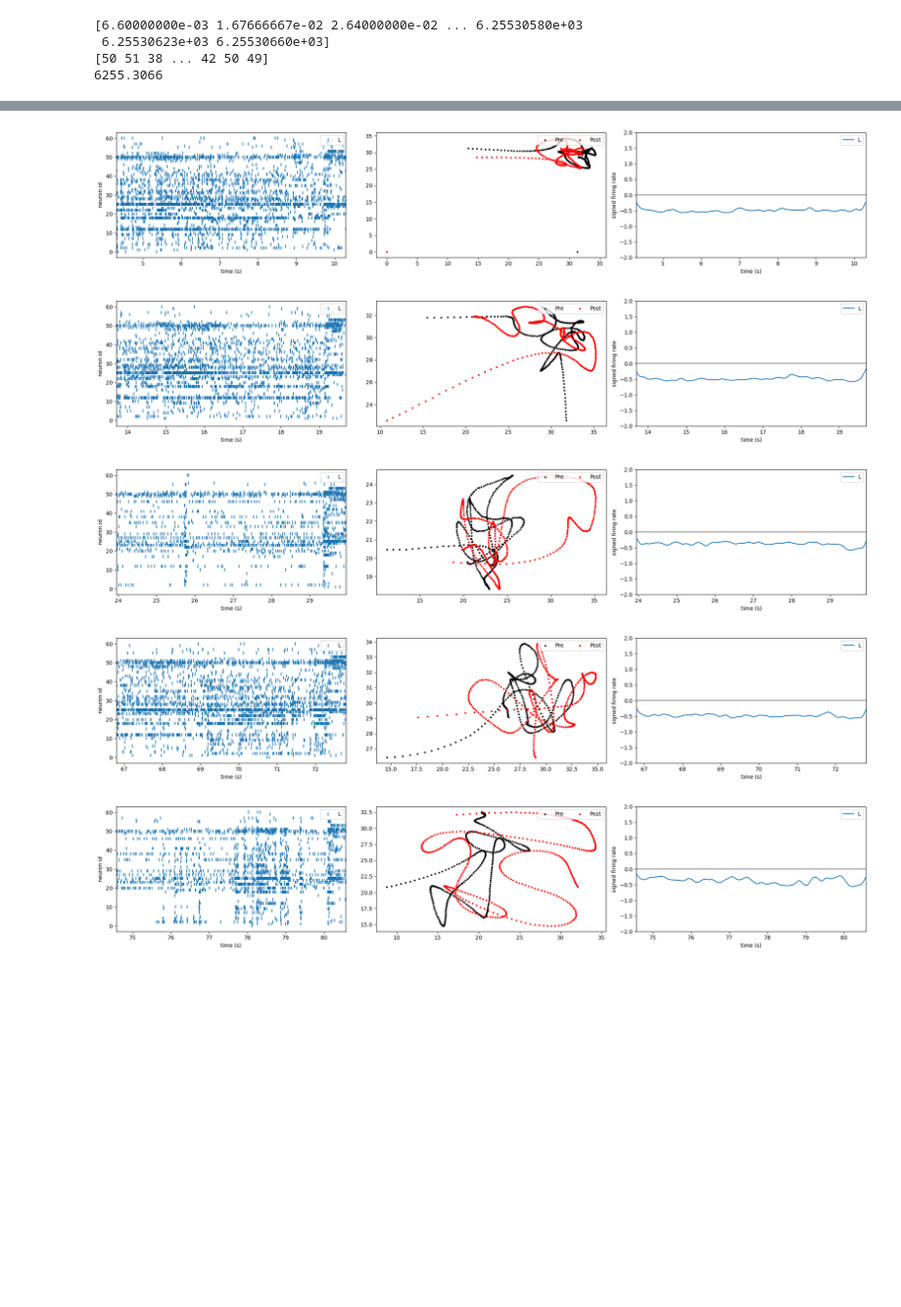
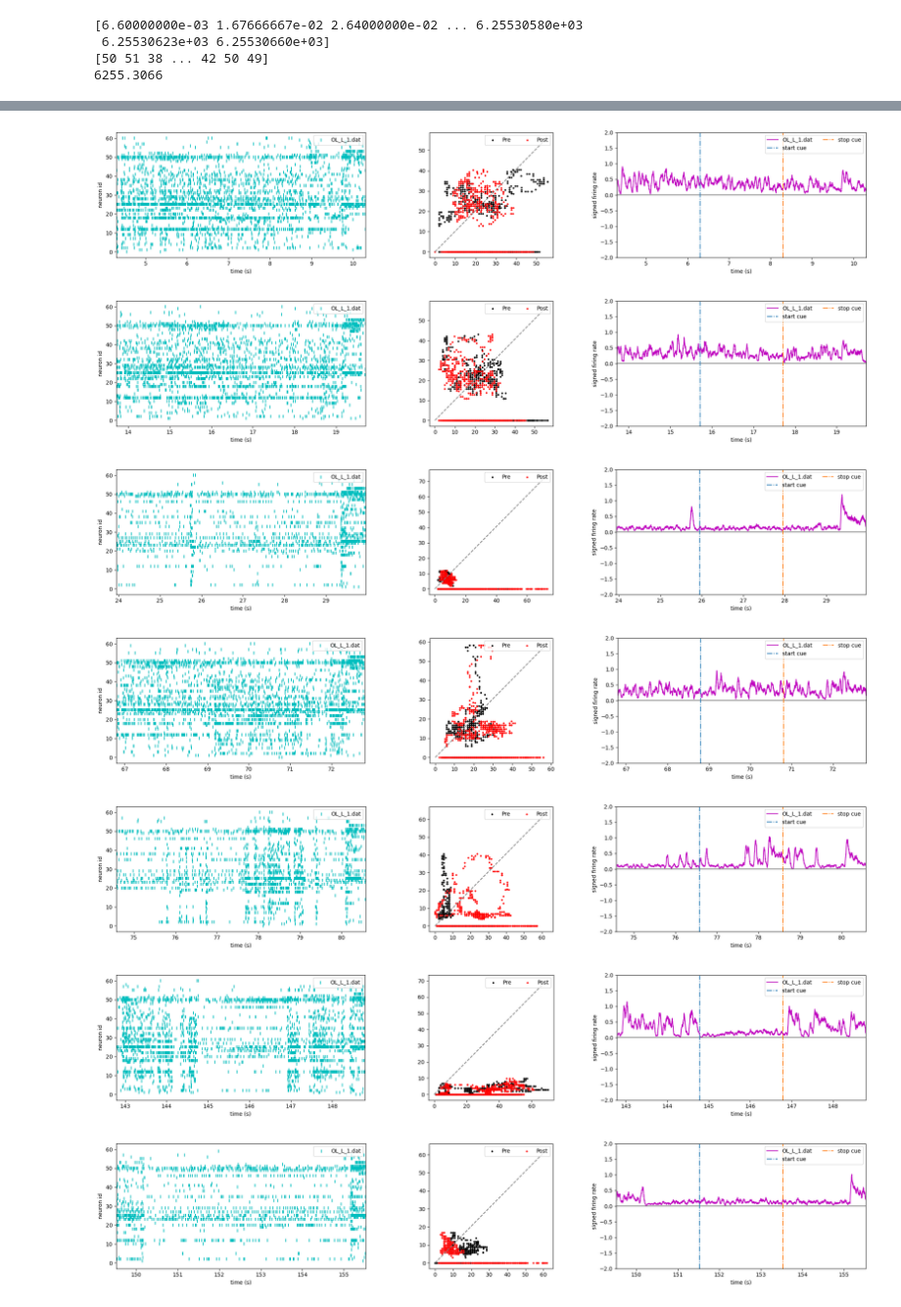
Before and after one commit to illian-g/Agentic-intelligence-E-I-network-on-silicon-neurons-DYNAP_SE2-, a Jupyter notebook: igruenberg/project.ipynb, the cells around one changed output, grey strips where cells are left out. Shown at 98% size. Cells and saved outputs as stored; diff of their text form; code cells hidden in the pictures; blank space fills up the shorter version.

Commit message:
approaching plots that lets us deduct some things

```diff
--- a/igruenberg/project.ipynb
+++ b/igruenberg/project.ipynb
@@ -179,14 +180,22 @@ if(PRESYNAPTIC):
     spike_id = spike_id_pre
     NE=NE_pre
     NI=NE
-    labelx = ['R', 'L']
-    D_start= np.array([6.3, 15.7, 25.95, 68.8, 76.57])
-    D_end = np.array([8.3, 17.7, 27.95, 70.8, 78.57])
+    labelx = ['R', 'OL_L_1.dat']
+    df = pd.read_csv('trial_list.csv')
+
+    # 2. Filter for OL_L rows
+    ol_mask = df.iloc[:, 1].astype(str).str.strip() == 'OL_L_1.dat'
+
+    D_start = np.array(pd.to_numeric(df.iloc[:, 2][ol_mask], errors='coerce').dropna().values)
+    D_end   = np.array(pd.to_numeric(df.iloc[:, 3][ol_mask], errors='coerce').dropna().values)
+
+    #D_start= np.array([6.3, 15.7, 25.95, 68.8, 76.578, 83.46,90.874,97.644,104.836,144.788,151.524,158.436,172.44,206.722,229.812,236.772,244.872,258.794,290.144,304.634,337.612,361.266])
+    #D_end = np.array([8.3, 17.7, 27.95, 70.8, 78.578,85.46,92.874,99.644,106.836,146.788,153.524,160.436,174.438,208.724,231.812,238.772,246.874,260.794,292.144,306.636,339.612,367.064])
     D_min= 2*D_start - D_end
     D_max=2*D_end -D_start
     D_stim = [D_min, D_start, D_end, D_max]
     D=D_max - D_min
-    fs=200
+    fs=1000
 else:
     spike_t = spike_t_pos
     spike_id = spike_id_pos
@@ -240,17 +249,18 @@ for i in range(len(D_max)):
         if(D_min[i]< spike_t[j]<D_max[i]):
             #print(D_max[i], max(spike_t))
             group_idx = min(spike_id[j] // NE, 1)
-            binPOP[group_idx,int(spike_t[j]*fs)]=1
+            binPOP[group_idx,int(spike_t[j]*fs)]+=1
     sigma = 0.01
-    x = np.arange(int(-0.2*fs),int(0.2*fs))/fs
+    x = np.arange(int(-0.02*fs),int(0.02*fs))/fs
     gauss = np.exp(-x**2/sigma)
 
     binPOP[0] = np.convolve(binPOP[0],gauss,'same')
     binPOP[1] = np.convolve(binPOP[1],gauss,'same')
     bin_pre = binPOP[0,int(D_stim[0][i]*fs):int(D_stim[1][i]*fs)]
-    bin_during=binPOP[0,int(D_stim[1][i]*fs):int(D_stim[2][i]*fs)]
+    bin_during=binPOP[0,int(D_stim[1][i]*fs):int((D_stim[1][i]+0.4)*fs)]
     bin_post= binPOP[0,int(D_stim[2][i]*fs):int(D_stim[3][i]*fs)]
-    while( not (len(bin_during)== len(bin_post) & len(bin_during) == len(bin_pre))):
+    bin_tot = binPOP[0, int(D_stim[0][i]*fs):int(D_stim[3][i]*fs)]
+    while( not ((len(bin_during)== len(bin_post)) & (len(bin_during) == len(bin_pre)))):
         if len(bin_pre) > len(bin_during):
             bin_during = np.pad(bin_during, (0, len(bin_pre) - len(bin_during)), mode='constant')
             print(f"resized during pop of {D_stim[1][i]} measurement")
@@ -264,32 +274,43 @@ for i in range(len(D_max)):
             bin_post = np.pad (bin_post, (0, len(bin_during) - len(bin_post)), mode='constant')
             print(f"resized post pop of {D_stim[1][i]} measurement")
 
+    print("Unique values in bin_pre:", np.unique(bin_pre))
+    print("Unique values in bin_during:", np.unique(bin_during))
+    print("Unique values in bin_post:", np.unique(bin_post))
+
     #binPOP[0,int(D_stim[0][i]*fs):int(D_stim[1][i]*fs)] = bin_pre
     #binPOP[0,int(D_stim[1][i]*fs):int(D_stim[2][i]*fs)]=bin_during
     #binPOP[0,int(D_stim[2][i]*fs):int(D_stim[3][i]*fs)]=bin_post
     f, (ax1, ax2, ax3) = plt.subplots(1, 3, figsize=(20,4))
     ax2.scatter(bin_pre,bin_during,c='k',s=5,label='Pre')
     ax2.scatter(bin_post,bin_during,c='red',s=5,label='Post')
+    if(bin_tot is not None):
+         if not np.all(np.isnan(bin_tot)):
+             ax2.plot(np.linspace(0, math.ceil(max(bin_tot)), num= math.ceil(max(bin_tot))), '--', color='gray')
+    ax2.set_aspect('equal')
     #ax2.set_ylabel(f"firing rate {labelx[0]} POP")
     #ax2.set_xlabel(f'firing rate {labelx[1]} POP')
     ax2.legend(loc='upper right', ncol=2)
     time = np.arange(binPOP.shape[1])/ fs
     #ax3.plot(time, binPOP[0]/NE,label= labelx[0])
-    ax3.plot(time,-binPOP[0]/NI,label= labelx[1])
+    ax3.plot(time,binPOP[0]/NI,label= labelx[1], color='m')
     ax3.plot([D_min[i],D_max[i]],[0,0],'gray')
+    ax3.plot([D_start[i],D_start[i]],[-2,2], '-.', label='start cue')
+    ax3.plot([D_end[i],D_end[i]],[-2,2], '-.', label='stop cue')
     ax3.set_ylabel('signed firing rate')
     ax3.set_xlabel('time (s)')
     ax3.legend(loc='upper right', ncol=2)
     ax3.set_ylim(-2,2)
     ax3.set_xlim(D_min[i], D_max[i])
     #ax1.scatter(spike_t[spike_id<(NE)],spike_id[spike_id<(NE)],marker='|',label=labelx[0])
-    ax1.scatter(spike_t[spike_id<(NE)],spike_id[spike_id<(NE)],marker='|',label=labelx[1])
+    ax1.scatter(spike_t[spike_id<(NE)],spike_id[spike_id<(NE)],marker='|',label=labelx[1], color='c')
     ax1.set_xlabel('time (s)')
     ax1.set_ylabel('neuron id')
     ax1.legend(loc='upper right', ncol=2)
     ax1.set_xlim(D_min[i],D_max[i])
     plt.tight_layout()
-    plt.savefig(f'Pre-During-Pos {D_start[i]}.png')
-    plt.show()
-    plt.close(f)
+    output_dir = "spike_plots"
+    os.makedirs(output_dir, exist_ok= True)
+    plt.savefig(f'{output_dir}/Pre-During-Pos {D_start[i]}.png')
+    #plt.close(f)
 # %% [output]
@@ -298,5 +340,7 @@ resized post pop of 6.3 measurement
-[figure, old version]
+[figure, new version]
-[figure, old version]
+[figure, new version]
-[figure, old version]
+[figure, new version]
-[figure, old version]
+[figure, new version]
-[figure, old version]
+[figure, new version]
+[figure, added]
+[figure, added]
```
Also changed, not shown: parts of 2 cells of this notebook.
